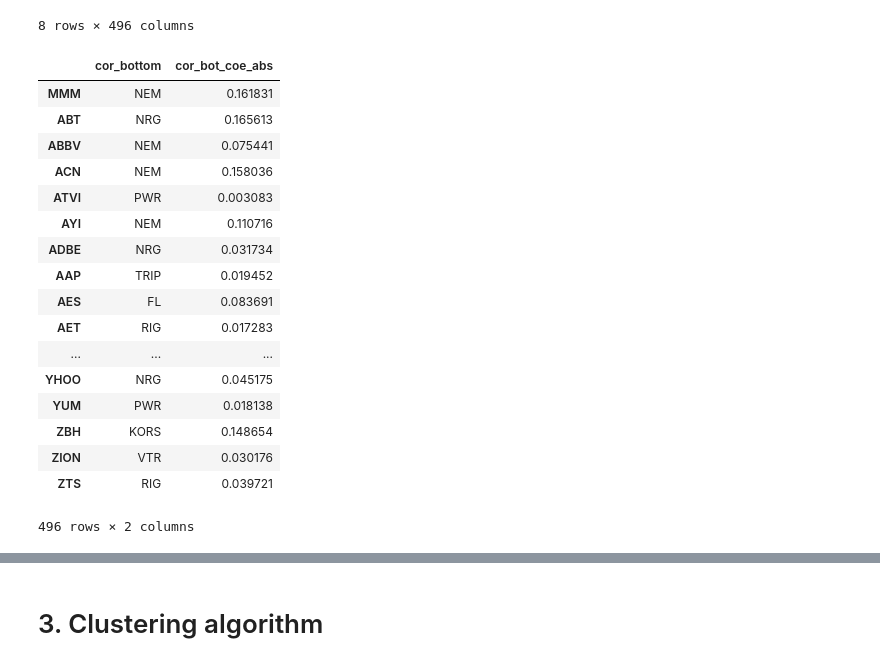
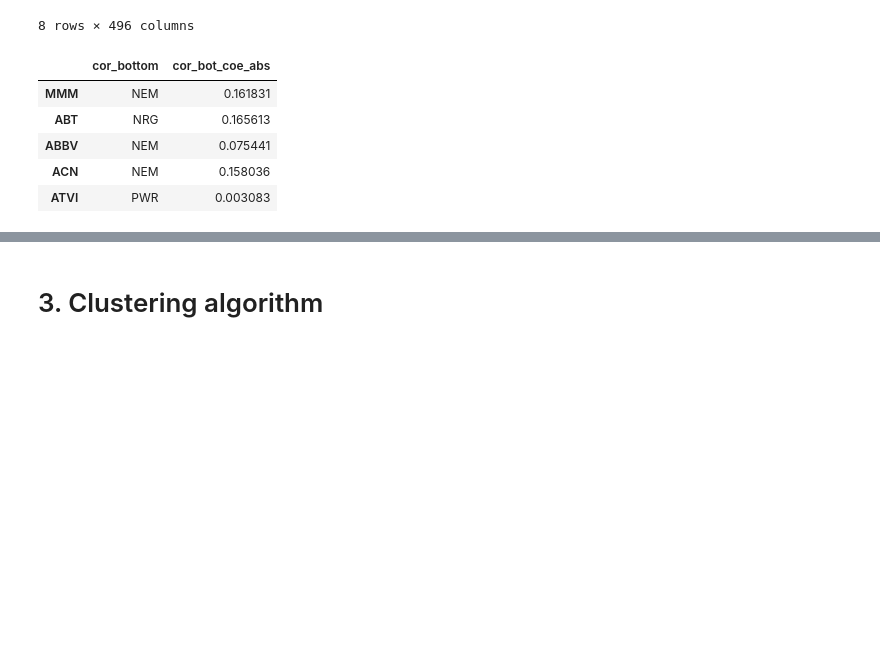
Before and after one commit to kaixuant/DSA_Stock, a Jupyter notebook: Stock Market Clustering.ipynb, the cells around one changed output, grey strips where cells are left out. Saved outputs shown, nothing was run; the diff lists cells and outputs as text; code cells hidden in the pictures; blank space fills up the shorter version.

```diff
--- a/Stock Market Clustering.ipynb
+++ b/Stock Market Clustering.ipynb
@@ -482,32 +440,20 @@ cor_price.describe()
 # %%
 #find the bottom correlated companies
 cor_bottom = cor_price.abs().idxmin(axis=0)
 cor_bottom = pd.DataFrame(cor_bottom, columns = ["cor_bottom"])
 #find the bottom correlation coefficients
 cor_coe = cor_price.abs().min(axis=0)
 cor_coe = pd.DataFrame(cor_coe, columns = ["cor_bot_coe_abs"])
 #join the bottom correlation company and coefficients together
 result = cor_bottom.join(cor_coe)
-result
+result.head()
 # %% [output]
 |  | cor_bottom | cor_bot_coe_abs |
 | MMM | NEM | 0.161831 |
 | ABT | NRG | 0.165613 |
 | ABBV | NEM | 0.075441 |
 | ACN | NEM | 0.158036 |
 | ATVI | PWR | 0.003083 |
-| AYI | NEM | 0.110716 |
-| ADBE | NRG | 0.031734 |
-| AAP | TRIP | 0.019452 |
-| AES | FL | 0.083691 |
-| AET | RIG | 0.017283 |
-| ... | ... | ... |
-| YHOO | NRG | 0.045175 |
-| YUM | PWR | 0.018138 |
-| ZBH | KORS | 0.148654 |
-| ZION | VTR | 0.030176 |
-| ZTS | RIG | 0.039721 |
-496 rows × 2 columns
 # %%
 #find the top correlated company
 #first replace the correlation 1 to 0 to find the top correlated company
```
Also changed, not shown: parts of 25 cells of this notebook.
